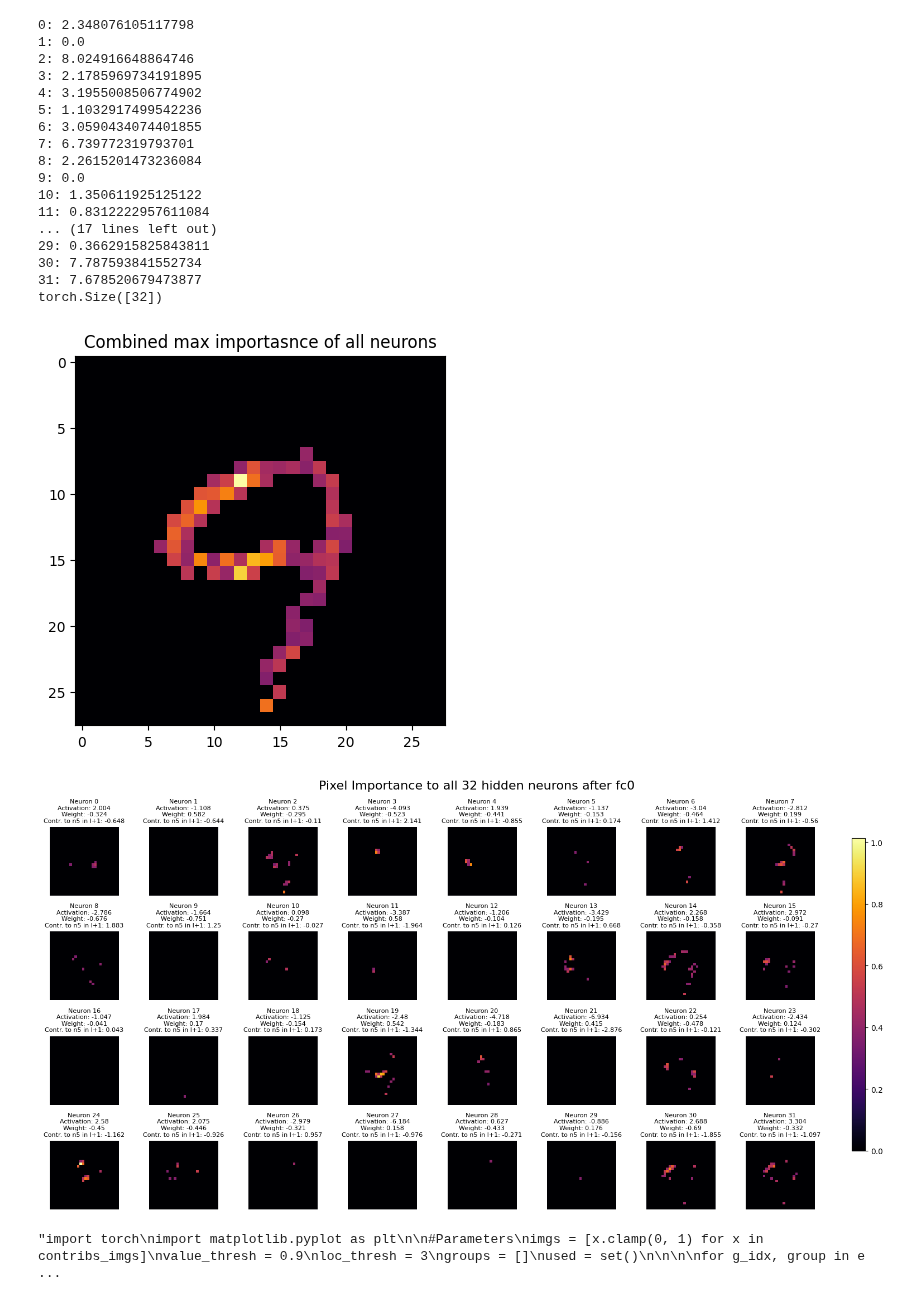
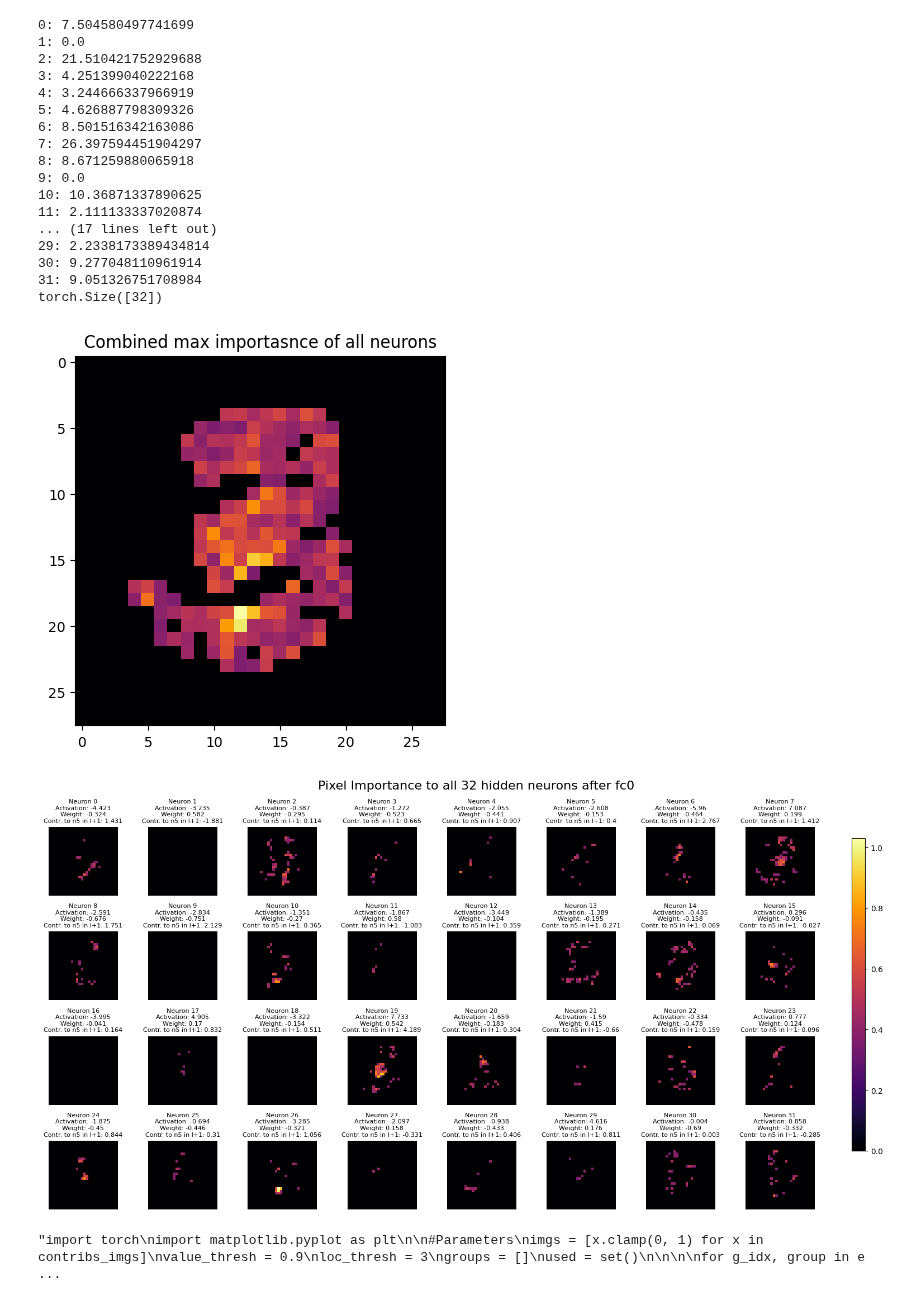
Before and after one commit to kns357/ANN_MA_Kaito, a Jupyter notebook: neur_imp_seg_bin.ipynb, the cells around one changed output. Saved outputs shown, nothing was run; the diff lists cells and outputs as text; code cells hidden in the pictures.

```diff
--- a/neur_imp_seg_bin.ipynb
+++ b/neur_imp_seg_bin.ipynb
@@ -84,7 +84,7 @@ plt.show()
 # %%
 
 inputs, labels = next(iter(test_loader))
-dig_to_check = 9
+dig_to_check = 3
 
 #search wanted digit:
 while True:
@@ -172,48 +172,48 @@ next_neuron_idx = 5
 
 weights_to_neuron = net.fc1.weight[next_neuron_idx]
 contribution = activations * weights_to_neuron
 #next_contribs = contribution.sum(dim=1) #dim = 1 means y-axis, so all weights to neuron
 
 #print(next_contribs.size())
 print(weights_to_neuron.size())
 
 plt.imshow(combo, cmap="inferno")
 plt.title("Combined max importasnce of all neurons")
 
 fig, axes = plt.subplots(4, 8, figsize=(16, 8))
 
 vmax = contribs_imgs.max().item()
 
 for i, ax in enumerate(axes.flat):
     im = ax.imshow(contribs_imgs[i], cmap='inferno', vmin=0, vmax=vmax)
     ax.set_title(f'Neuron {i}\nActivation: {round(activations[i].item(), 3)}\nWeight: {round(weights_to_neuron[i].item(), 3)}\nContr. to n{next_neuron_idx} in l+1: {round(contribution[i].item(), 3)}', fontsize=8)
     ax.axis('off')
 
 fig.suptitle('Pixel Importance to all 32 hidden neurons after fc0', fontsize=16)
 cbar_ax = fig.add_axes([0.92, 0.15, 0.015, 0.7])
 fig.colorbar(im, cax=cbar_ax)
 plt.tight_layout(rect=[0, 0, 0.9, 1])
 plt.show()
 # %% [output]
-0: 2.348076105117798
+0: 7.504580497741699
 1: 0.0
-2: 8.024916648864746
-3: 2.1785969734191895
-4: 3.1955008506774902
-5: 1.1032917499542236
-6: 3.0590434074401855
-7: 6.739772319793701
-8: 2.2615201473236084
+2: 21.510421752929688
+3: 4.251399040222168
+4: 3.244666337966919
+5: 4.626887798309326
+6: 8.501516342163086
+7: 26.397594451904297
+8: 8.671259880065918
 9: 0.0
-10: 1.350611925125122
-11: 0.8312222957611084
+10: 10.36871337890625
+11: 2.111133337020874
 ... (17 lines left out)
-29: 0.3662915825843811
-30: 7.787593841552734
-31: 7.678520679473877
+29: 2.2338173389434814
+30: 9.277048110961914
+31: 9.051326751708984
 torch.Size([32])
-[figure, old version]
+[figure, new version]
-[figure, old version]
+[figure, new version]
 # %%
 #activation function can be ignored, as it is ReLU and this image is normalise by setting negative value to 0 already!
 # %%
```
Also changed, not shown: parts of 8 cells of this notebook, 2 other files.
